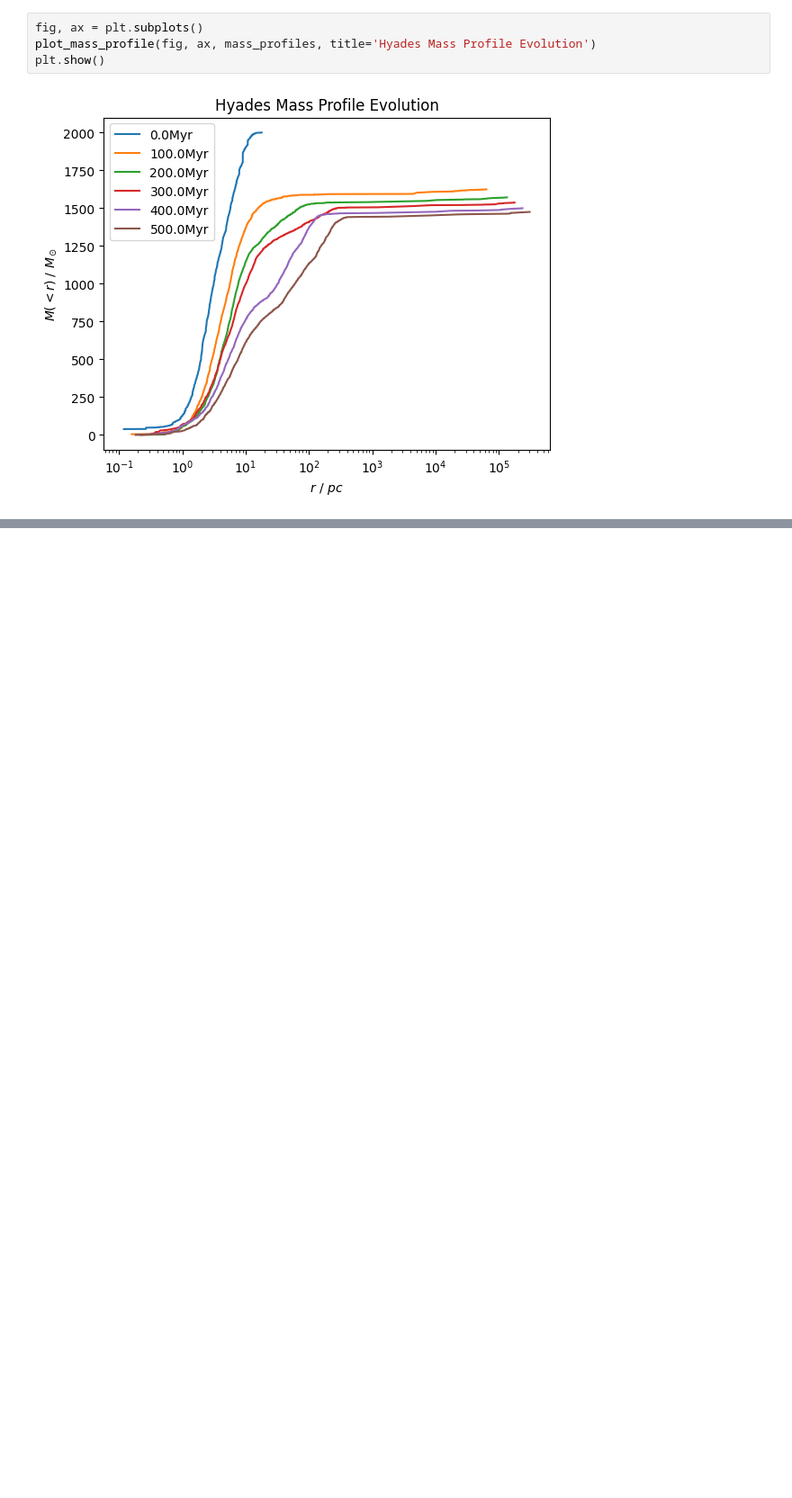
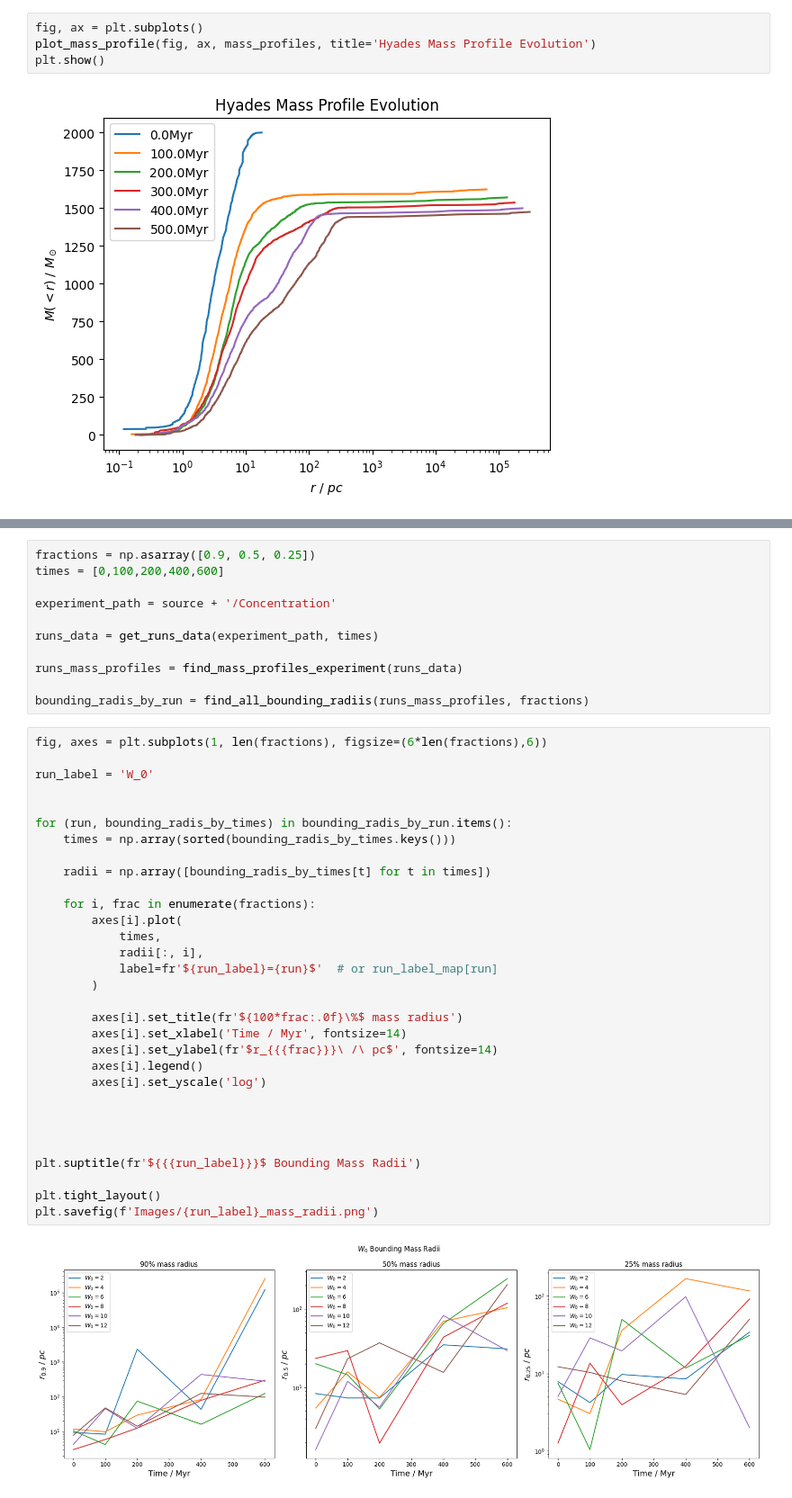
Before and after one commit to RSPicken2/stellar-streams, a Jupyter notebook: MassProfileAnalysis.ipynb, the cells around one changed output, grey strips where cells are left out. Shown at 90% size. Drawn from its saved outputs; the diff is of its cells as text; blank space fills up the shorter version.

Commit message:
Add fractional mass for runs

```diff
--- a/MassProfileAnalysis.ipynb
+++ b/MassProfileAnalysis.ipynb
@@ -268,0 +288,44 @@ plt.show()
+# %%
+fractions = np.asarray([0.9, 0.5, 0.25])
+times = [0,100,200,400,600]
+
+experiment_path = source + '/Concentration'
+
+runs_data = get_runs_data(experiment_path, times)
+
+runs_mass_profiles = find_mass_profiles_experiment(runs_data)
+
+bounding_radis_by_run = find_all_bounding_radiis(runs_mass_profiles, fractions)
+# %%
+fig, axes = plt.subplots(1, len(fractions), figsize=(6*len(fractions),6))
+
+run_label = 'W_0'
+
+
+for (run, bounding_radis_by_times) in bounding_radis_by_run.items():
+    times = np.array(sorted(bounding_radis_by_times.keys()))
+
+    radii = np.array([bounding_radis_by_times[t] for t in times])
+
+    for i, frac in enumerate(fractions):
+        axes[i].plot(
+            times,
+            radii[:, i],
+            label=fr'${run_label}={run}$'  # or run_label_map[run]
+        )
+
+        axes[i].set_title(fr'${100*frac:.0f}\%$ mass radius')
+        axes[i].set_xlabel('Time / Myr', fontsize=14)
+        axes[i].set_ylabel(fr'$r_{{{frac}}}\ /\ pc$', fontsize=14)
+        axes[i].legend()
+        axes[i].set_yscale('log')
+
+
+
+
+plt.suptitle(fr'${{{run_label}}}$ Bounding Mass Radii')
+
+plt.tight_layout()
+plt.savefig(f'Images/{run_label}_mass_radii.png')
+# %% [output]
+[figure, added]
```
Also changed, not shown: parts of 6 cells of this notebook, 3 other files.
